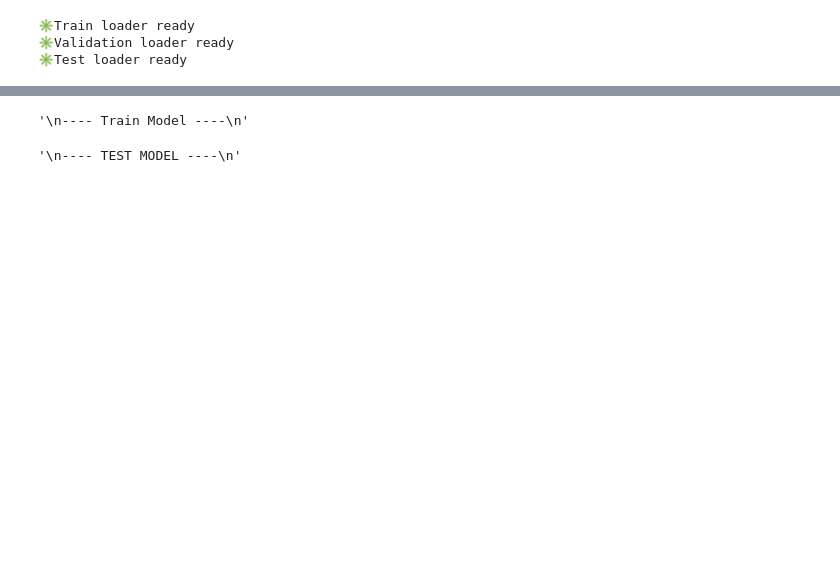
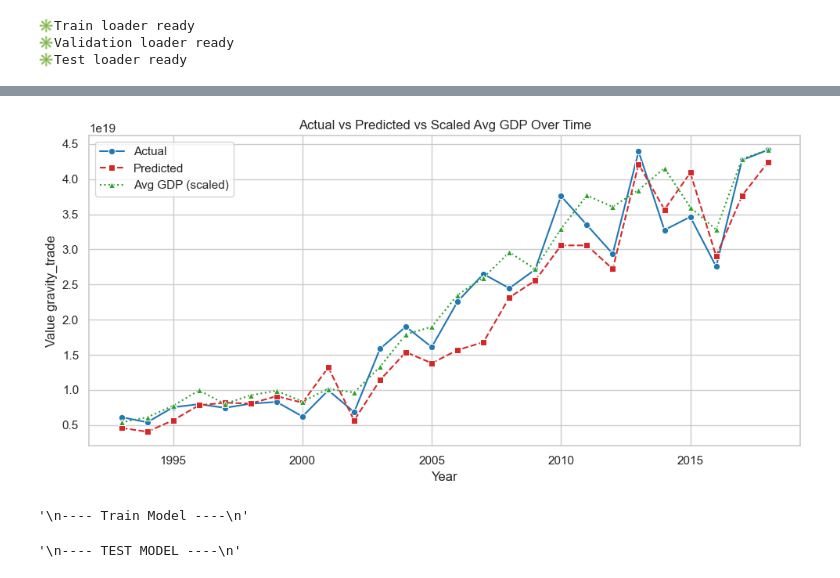
Before and after one commit to Freyness-gd/trade_under_pressure_thesis, a Jupyter notebook: src/data_prediction.ipynb, the cells around one changed output, grey strips where cells are left out. Drawn from its saved outputs; the diff is of its cells as text; code cells hidden in the pictures; blank space fills up the shorter version.

Commit message:
:art: GRU model first iteration

```diff
--- a/src/data_prediction.ipynb
+++ b/src/data_prediction.ipynb
@@ -315,7 +337,7 @@ if SAVE_ENABLED:
     "robust_scaler": scaler_rb,
     "feature_cols": FEATURES,
   }
-  with open("prep_objects.pkl", "wb") as f:
+  with open(f"../models/prep_objects.pkl", "wb") as f:
     pickle.dump(prep, f)
 
   # 3.  run‑time config ----------------------------------------------
@@ -653,3 +866,93 @@ with open("../models/lstm_weights_config.json", "w") as f:
+# %%
+# ------------------------------------------------------------------------
+# 1.  Collect predictions and actuals with their corresponding years
+# ------------------------------------------------------------------------
+row_bank, preds_bank, truth_bank = [], [], []
+
+model.eval()
+with torch.no_grad():
+  for X, y, row_idx in test_loader:  # yields (X, y, row_idx)
+    preds_bank.append(model(X.to(device)).cpu().numpy())
+    truth_bank.append(y.numpy())
+    row_bank.append(row_idx.numpy())
+
+row_idx = np.concatenate(row_bank)  # [N]
+preds = np.expm1(np.concatenate(preds_bank))  # [N]
+truth = np.expm1(np.concatenate(truth_bank))  # [N]
+
+years = df_scaled.loc[row_idx, "Year"].values
+
+# ------------------------------------------------------------------------
+# 2.  Build DataFrame and aggregate by year for actual & predicted
+# ------------------------------------------------------------------------
+df_timeseries = pa.DataFrame({
+  "year": years,
+  "actual": truth,
+  "predicted": preds
+})
+
+df_yearly = (
+  df_timeseries
+  .groupby("year", as_index=False)
+  .agg(
+    actual_mean=("actual", "mean"),
+    predicted_mean=("predicted", "mean")
+  )
+)
+
+# ------------------------------------------------------------------------
+# 3.  Compute average GDP per year and scale it to match gravity scale
+# ------------------------------------------------------------------------
+# average of reporter + partner GDP per year
+gdp_df = df_scaled.loc[row_idx, ["Year", "GDP_reporter", "GDP_partner"]].copy()
+gdp_df["gdp_avg"] = (gdp_df["GDP_reporter"] + gdp_df["GDP_partner"]) / 2
+
+gdp_yearly = (
+  gdp_df
+  .groupby("Year", as_index=False)
+  .agg(gdp_mean=("gdp_avg", "mean"))
+  .rename(columns={ "Year": "year" })
+)
+
+# scale gdp_mean to the range of actual_mean
+scaler = MinMaxScaler(feature_range=(
+  df_yearly["actual_mean"].min(),
+  df_yearly["actual_mean"].max()
+))
+gdp_yearly["gdp_scaled"] = scaler.fit_transform(
+  gdp_yearly[["gdp_mean"]]
+)
+
+# merge with df_yearly
+df_plot = pa.merge(df_yearly, gdp_yearly[["year", "gdp_scaled"]], on="year")
+
+# ------------------------------------------------------------------------
+# 4.  Plot all three series
+# ------------------------------------------------------------------------
+sns.set_theme(style="whitegrid")
+plt.figure(figsize=(10, 5))
+
+sns.lineplot(
+  data=df_plot, x="year", y="actual_mean",
+  marker="o", label="Actual", color="tab:blue"
+)
+sns.lineplot(
+  data=df_plot, x="year", y="predicted_mean",
+  marker="s", linestyle="--", label="Predicted", color="tab:red"
+)
+sns.lineplot(
+  data=df_plot, x="year", y="gdp_scaled",
+  marker="^", linestyle=":", label="Avg GDP (scaled)", color="tab:green"
+)
+
+plt.xlabel("Year")
+plt.ylabel("Value gravity_trade")
+plt.title("Actual vs Predicted vs Scaled Avg GDP Over Time")
+plt.legend()
+plt.tight_layout()
+plt.show()
+# %% [output]
+[figure, added]
 # %%
 """
 ---- Train Model ----
```
Also changed, not shown: parts of 11 cells of this notebook.
